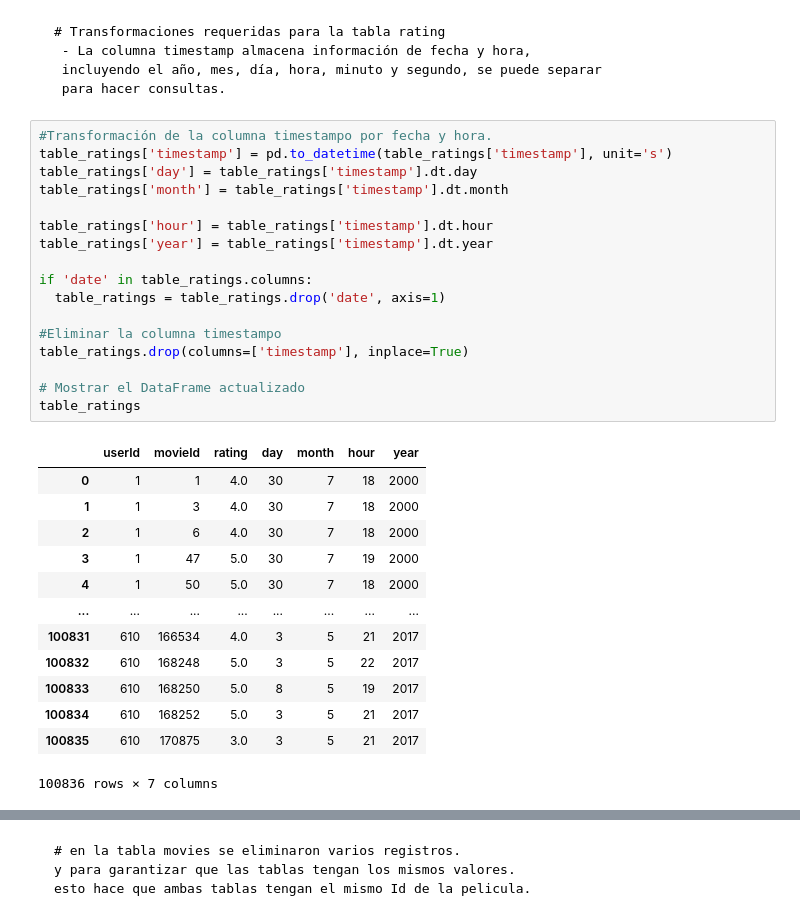
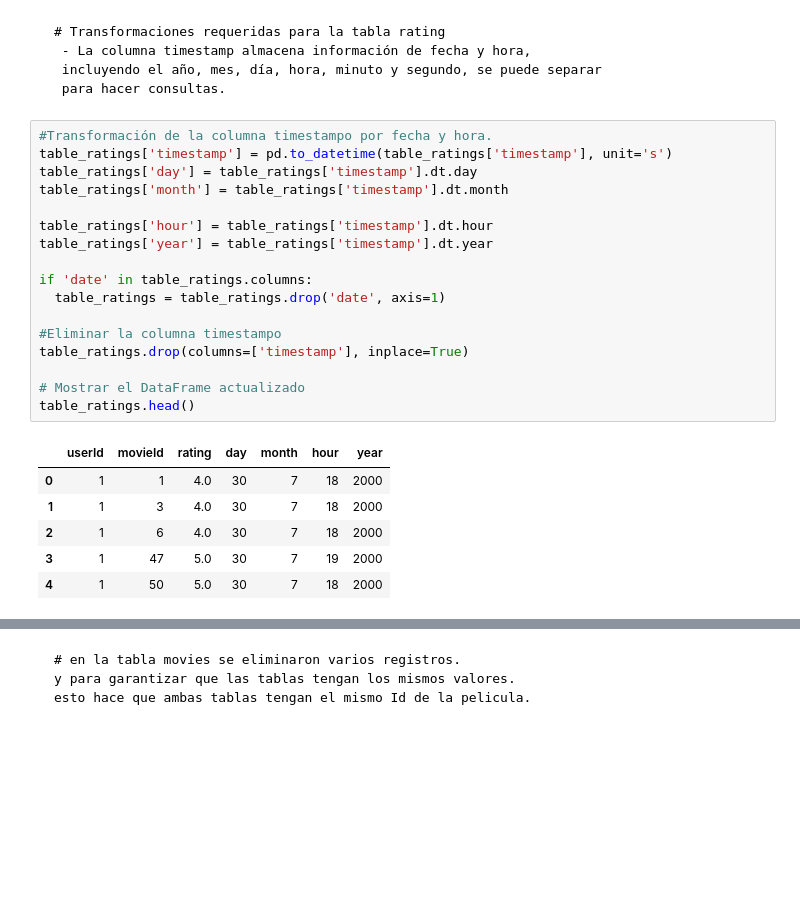
Before and after one commit to JuanCH94/Marketing, a Jupyter notebook: a_transformacion.ipynb, the cells around one changed output, grey strips where cells are left out. Cells and saved outputs as stored; diff of their text form; blank space fills up the shorter version.

```diff
--- a/a_transformacion.ipynb
+++ b/a_transformacion.ipynb
@@ -311,34 +332,27 @@ table_ratings
 # %%
 #Transformación de la columna timestampo por fecha y hora.
 table_ratings['timestamp'] = pd.to_datetime(table_ratings['timestamp'], unit='s')
 table_ratings['day'] = table_ratings['timestamp'].dt.day
 table_ratings['month'] = table_ratings['timestamp'].dt.month
 
 table_ratings['hour'] = table_ratings['timestamp'].dt.hour
 table_ratings['year'] = table_ratings['timestamp'].dt.year
 
 if 'date' in table_ratings.columns:
   table_ratings = table_ratings.drop('date', axis=1)
 
 #Eliminar la columna timestampo
 table_ratings.drop(columns=['timestamp'], inplace=True)
 
 # Mostrar el DataFrame actualizado
-table_ratings
+table_ratings.head()
 # %% [output]
 |  | userId | movieId | rating | day | month | hour | year |
 | 0 | 1 | 1 | 4.0 | 30 | 7 | 18 | 2000 |
 | 1 | 1 | 3 | 4.0 | 30 | 7 | 18 | 2000 |
 | 2 | 1 | 6 | 4.0 | 30 | 7 | 18 | 2000 |
 | 3 | 1 | 47 | 5.0 | 30 | 7 | 19 | 2000 |
 | 4 | 1 | 50 | 5.0 | 30 | 7 | 18 | 2000 |
-| ... | ... | ... | ... | ... | ... | ... | ... |
-| 100831 | 610 | 166534 | 4.0 | 3 | 5 | 21 | 2017 |
-| 100832 | 610 | 168248 | 5.0 | 3 | 5 | 22 | 2017 |
-| 100833 | 610 | 168250 | 5.0 | 8 | 5 | 19 | 2017 |
-| 100834 | 610 | 168252 | 5.0 | 3 | 5 | 21 | 2017 |
-| 100835 | 610 | 170875 | 3.0 | 3 | 5 | 21 | 2017 |
-100836 rows × 7 columns
 # %%
 # Filtrar ratings para que solo incluyan movieId que están en table_movies
 table_ratings = table_ratings[table_ratings['movieId'].isin(table_movies['movieId'])]
```
Also changed, not shown: parts of 17 cells of this notebook, 3 other files.
